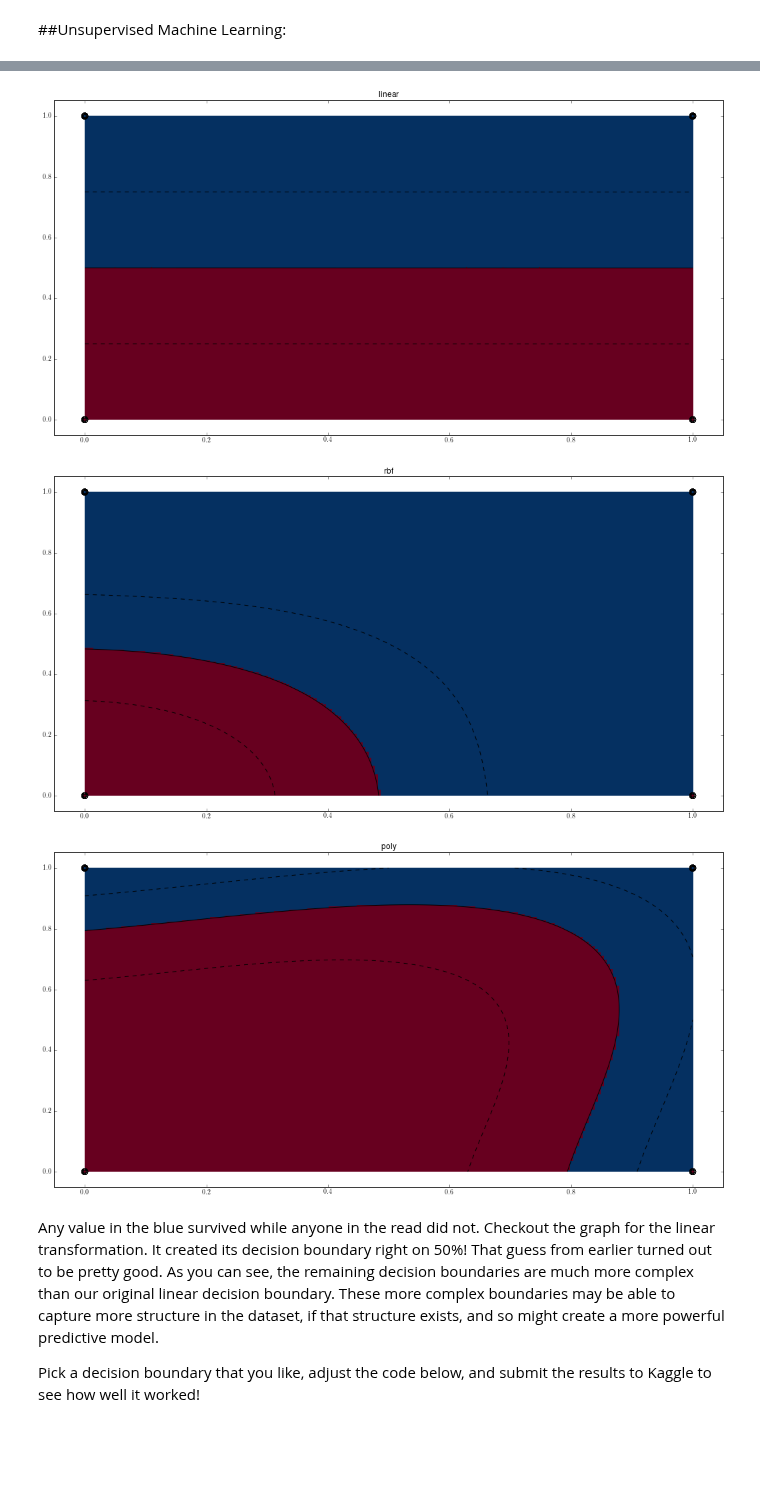
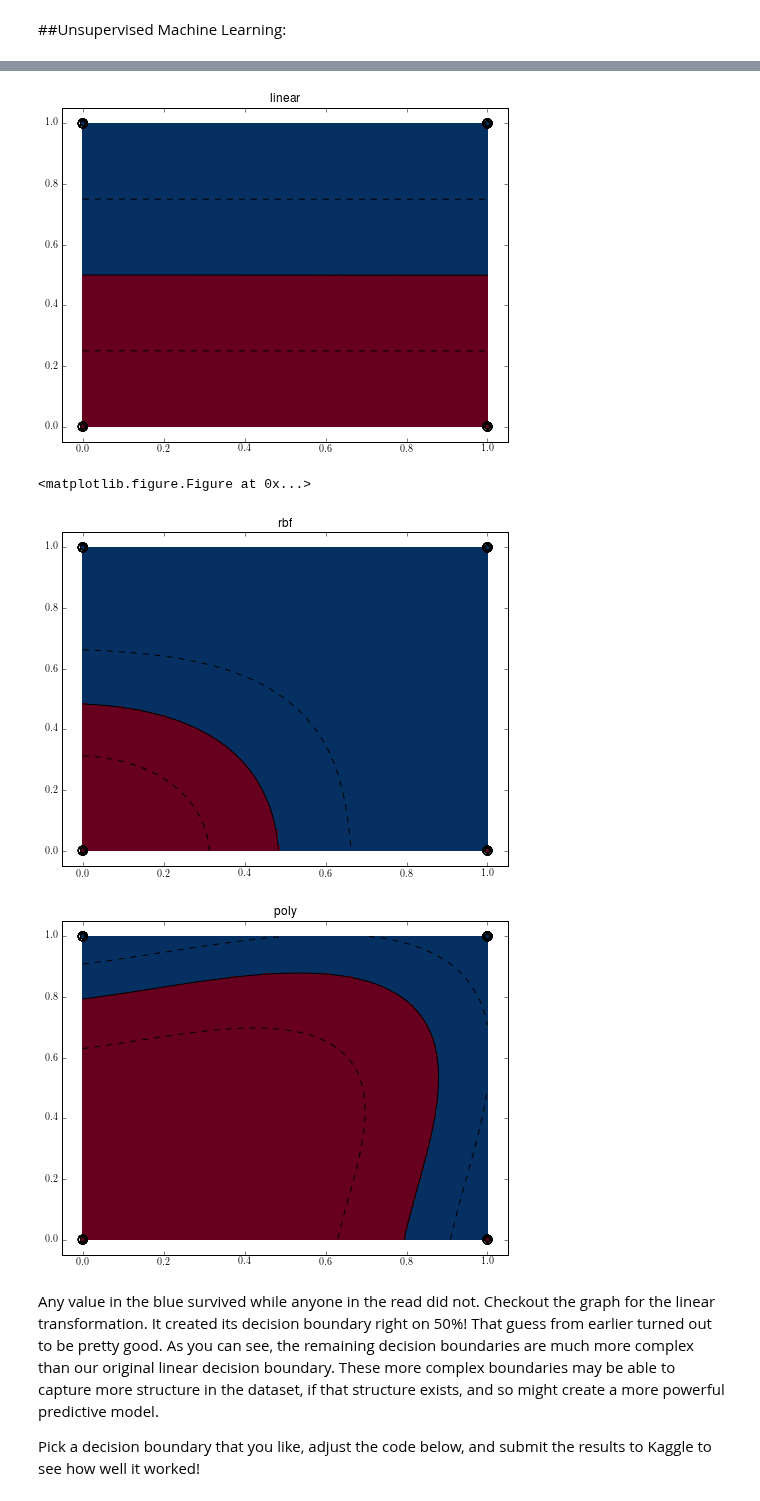
Before and after one commit to agconti/kaggle-titanic, a Jupyter notebook: Titanic.ipynb, the cells around one changed output, grey strips where cells are left out. Saved outputs shown, nothing was run; the diff lists cells and outputs as text; code cells hidden in the pictures; blank space fills up the shorter version.

```diff
--- a/Titanic.ipynb
+++ b/Titanic.ipynb
@@ -496,4 +500,6 @@ savefig('loglogx3.png', bbox_inches='tight')
 # %%
+#set plotting parameters
+plt.figure(figsize(8,6))
 # create a regression friendly data frame
 y, x = dmatrices(formula_ml, data=df, return_type='matrix')
 
@@ -533,36 +539,37 @@ color_map = cm.RdBu_r
 # fit the model
 for fig_num, kernel in enumerate(types_of_kernels):
     clf = svm.SVC(kernel=kernel, gamma=3)
     clf.fit(X_train, y_train)
 
     figure(fig_num)
     #pl.clf()
     scatter(X[:, 0], X[:, 1], c=y, zorder=10, cmap=color_map)
 
     # Circle out the test data
     scatter(X_test[:, 0], X_test[:, 1], s=80, facecolors='none', zorder=10)
 
     axis('tight')
     x_min = X[:, 0].min()
     x_max = X[:, 0].max()
     y_min = X[:, 1].min()
     y_max = X[:, 1].max()
 
     XX, YY = np.mgrid[x_min:x_max:200j, y_min:y_max:200j]
     Z = clf.decision_function(np.c_[XX.ravel(), YY.ravel()])
 
     # Put the result into a color plot
     Z = Z.reshape(XX.shape)
     pcolormesh(XX, YY, Z > 0, cmap=color_map)
     contour(XX, YY, Z, colors=['k', 'k', 'k'], linestyles=['--', '-', '--'],
                levels=[-.5, 0, .5])
 
     title(kernel)
     show()
 # %% [output]
-[figure, old version]
+[figure, new version]
+<matplotlib.figure.Figure at 0x...>
-[figure, old version]
+[figure, new version]
-[figure, old version]
+[figure, new version]
 # %% [markdown]
 Any value in the blue survived while anyone in the read did not. Checkout the graph for the linear transformation. It created its decision boundary right on 50%! That guess from earlier turned out to be pretty good.  As you can see, the remaining decision boundaries are much more complex than our original linear decision boundary. These more complex boundaries may be able to capture more structure in the dataset, if that structure exists, and so might create a more powerful predictive model.
 
```
Also changed, not shown: parts of 17 cells of this notebook.
